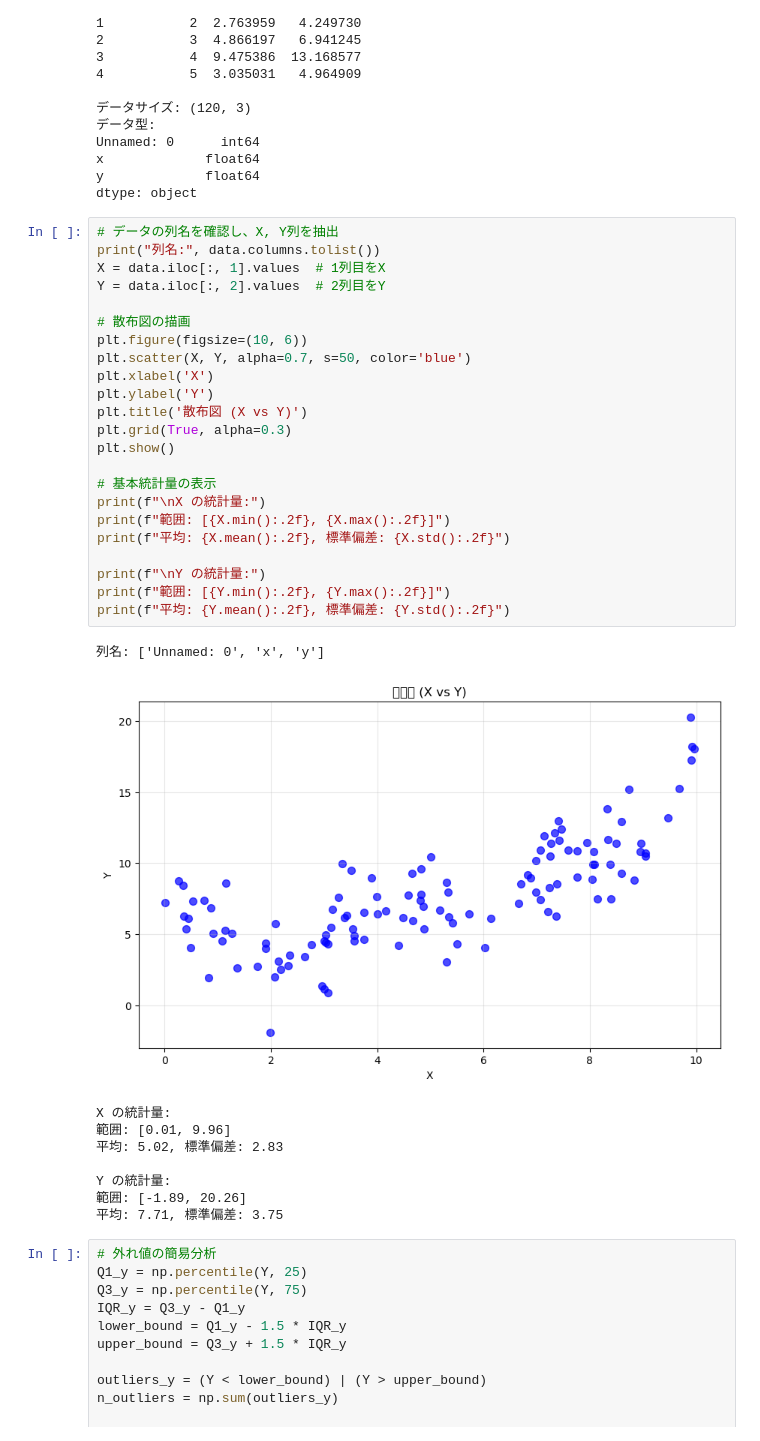
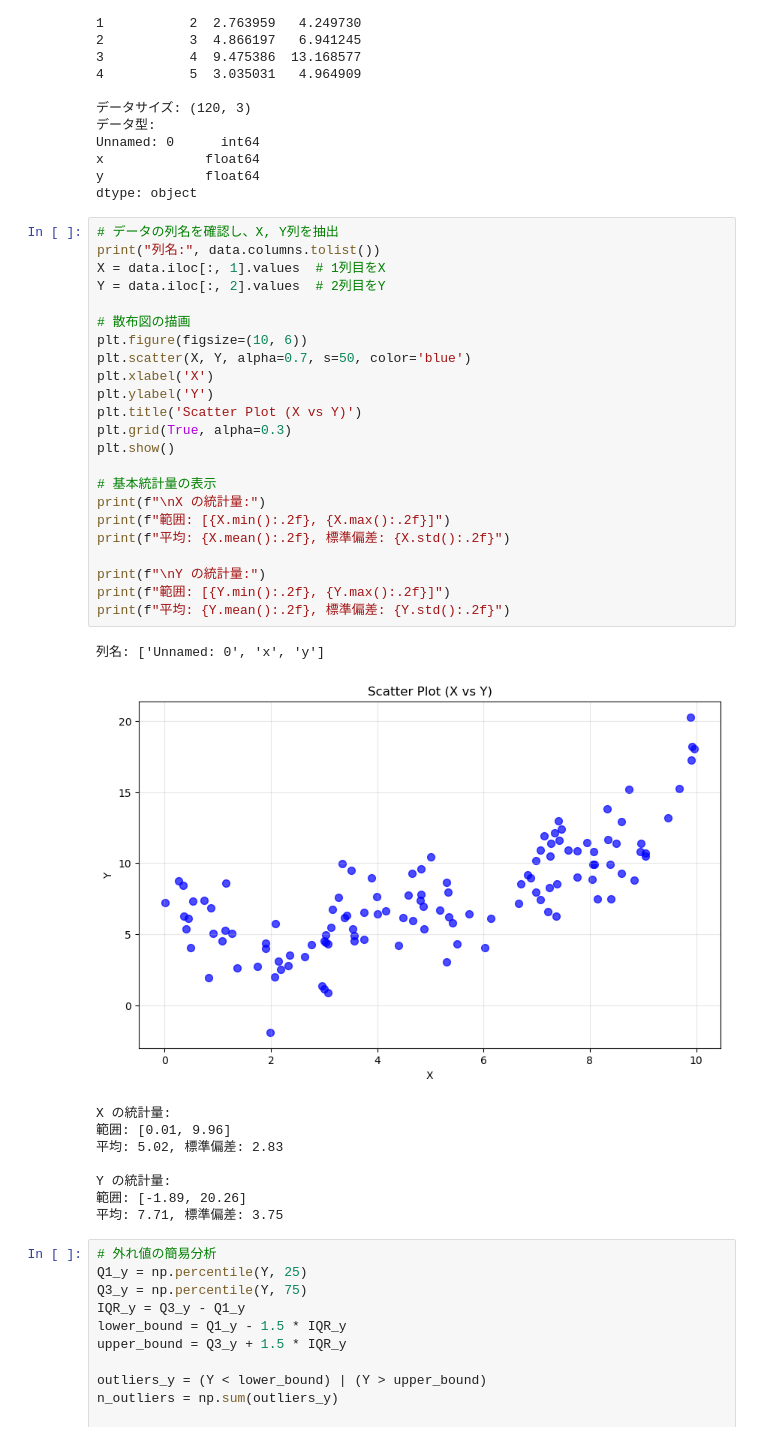
Before and after one commit to nobu74658/spline-regression, a Jupyter notebook: spline_regression_analysis.ipynb, the cells around one changed output. Cells and saved outputs as stored; diff of their text form.

```diff
--- a/spline_regression_analysis.ipynb
+++ b/spline_regression_analysis.ipynb
@@ -45,29 +45,29 @@ dtype: object
 # %%
 # データの列名を確認し、X, Y列を抽出
 print("列名:", data.columns.tolist())
 X = data.iloc[:, 1].values  # 1列目をX
 Y = data.iloc[:, 2].values  # 2列目をY
 
 # 散布図の描画
 plt.figure(figsize=(10, 6))
 plt.scatter(X, Y, alpha=0.7, s=50, color='blue')
 plt.xlabel('X')
 plt.ylabel('Y')
-plt.title('散布図 (X vs Y)')
+plt.title('Scatter Plot (X vs Y)')
 plt.grid(True, alpha=0.3)
 plt.show()
 
 # 基本統計量の表示
 print(f"\nX の統計量:")
 print(f"範囲: [{X.min():.2f}, {X.max():.2f}]")
 print(f"平均: {X.mean():.2f}, 標準偏差: {X.std():.2f}")
 
 print(f"\nY の統計量:")
 print(f"範囲: [{Y.min():.2f}, {Y.max():.2f}]")
 print(f"平均: {Y.mean():.2f}, 標準偏差: {Y.std():.2f}")
 # %% [output]
 列名: ['Unnamed: 0', 'x', 'y']
-[figure, old version]
+[figure, new version]
 X の統計量:
 範囲: [0.01, 9.96]
 平均: 5.02, 標準偏差: 2.83
```
Also changed, not shown: parts of 2 cells of this notebook, 1 other file.
